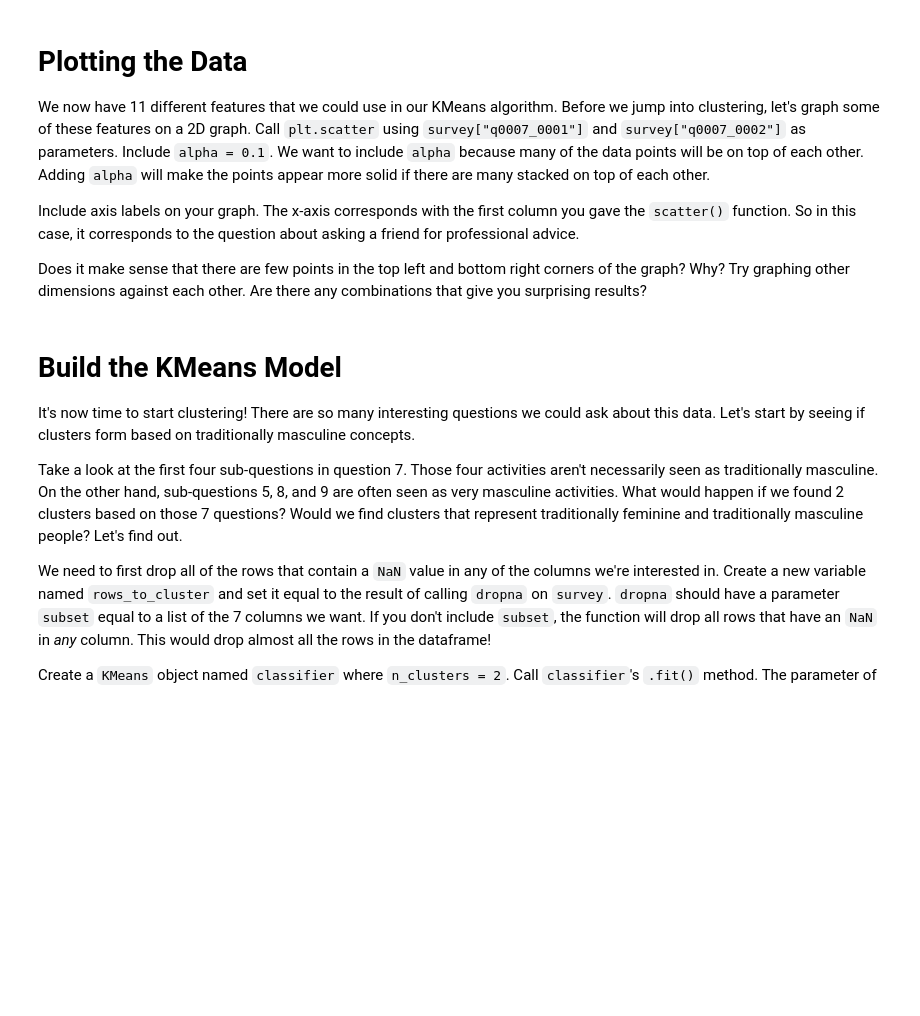
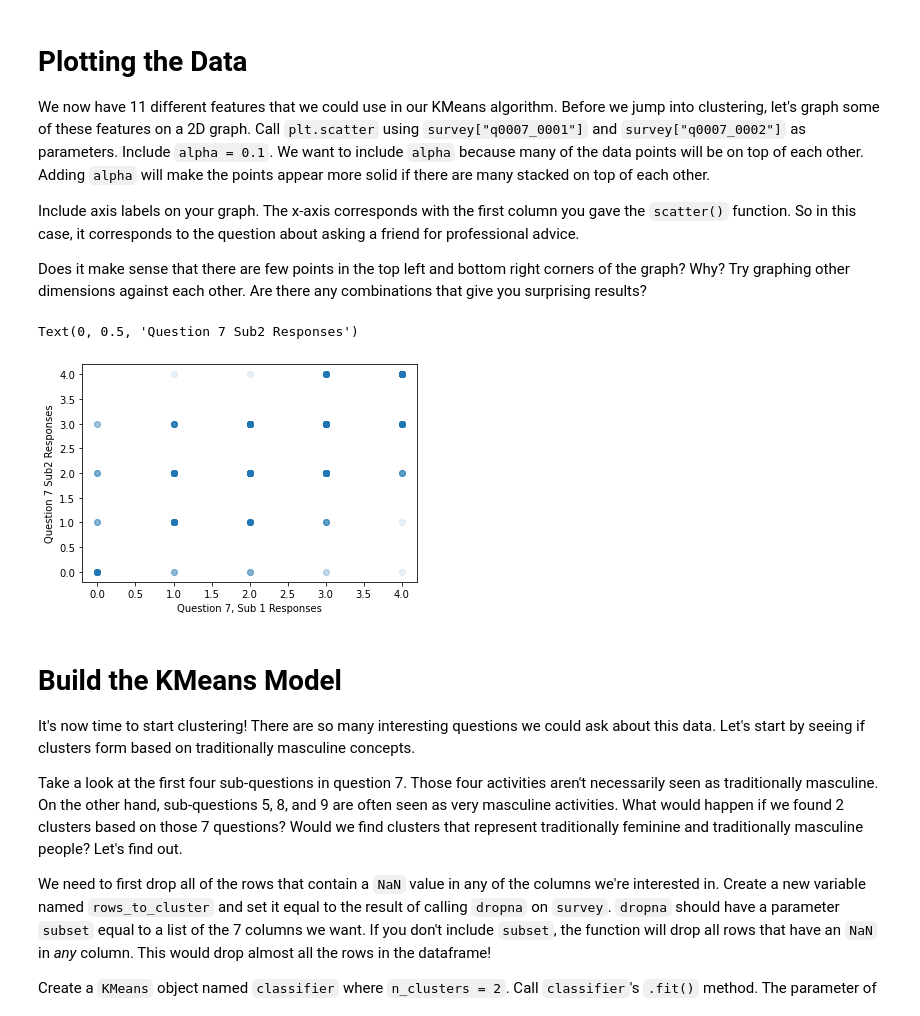
Before and after one commit to NateDiR/Masculinity_Survey_Clustering_Project, a Jupyter notebook: Masculinity_Project.ipynb, the cells around one changed output. Saved outputs shown, nothing was run; the diff lists cells and outputs as text; code cells hidden in the pictures; blank space fills up the shorter version.

```diff
--- a/Masculinity_Project.ipynb
+++ b/Masculinity_Project.ipynb
@@ -67,0 +64,9 @@ cols_to_map = ["q0007_0001", "q0007_0002", "q0007_0003", "q0007_0004",
+# %%
+cols_to_map = ["q0007_0001", "q0007_0002", "q0007_0003", "q0007_0004",
+       "q0007_0005", "q0007_0006", "q0007_0007", "q0007_0008", "q0007_0009",
+       "q0007_0010", "q0007_0011"]
+
+for col in cols_to_map:
+    survey[col] = survey[col].map({"Never, and not open to it": 0, "Never, but open to it": 1, "Rarely": 2, "Sometimes": 3, "Often": 4})
+
+print(survey['q0007_0001'].value_counts())
@@ -78,3 +88,11 @@ from matplotlib import pyplot as plt
+# %%
+from matplotlib import pyplot as plt
+plt.scatter(survey['q0007_0001'], survey['q0007_0002'], alpha=.1)
+plt.xlabel('Question 7, Sub 1 Responses')
+plt.ylabel('Question 7 Sub2 Responses')
+# %% [output]
+Text(0, 0.5, 'Question 7 Sub2 Responses')
+[figure, added]
 # %% [markdown]
 # Build the KMeans Model
 
```
Also changed, not shown: parts of 15 cells of this notebook, 1 other file.
